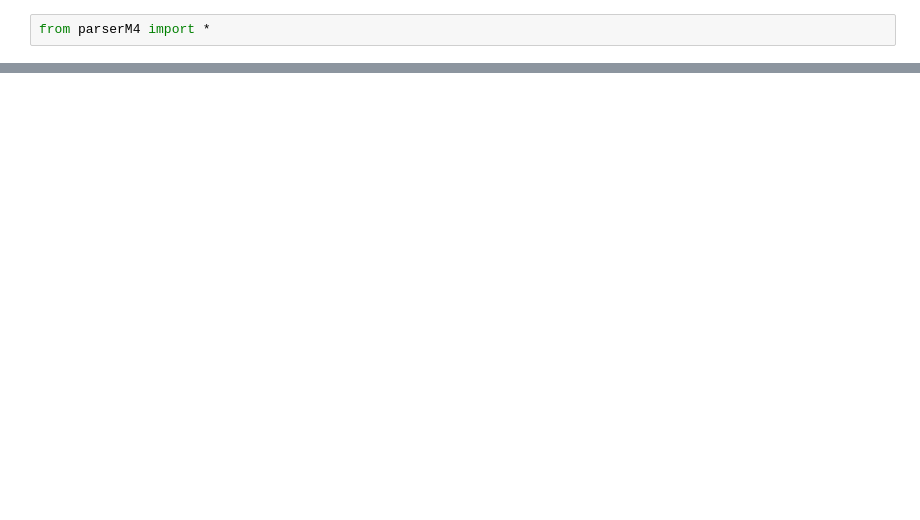
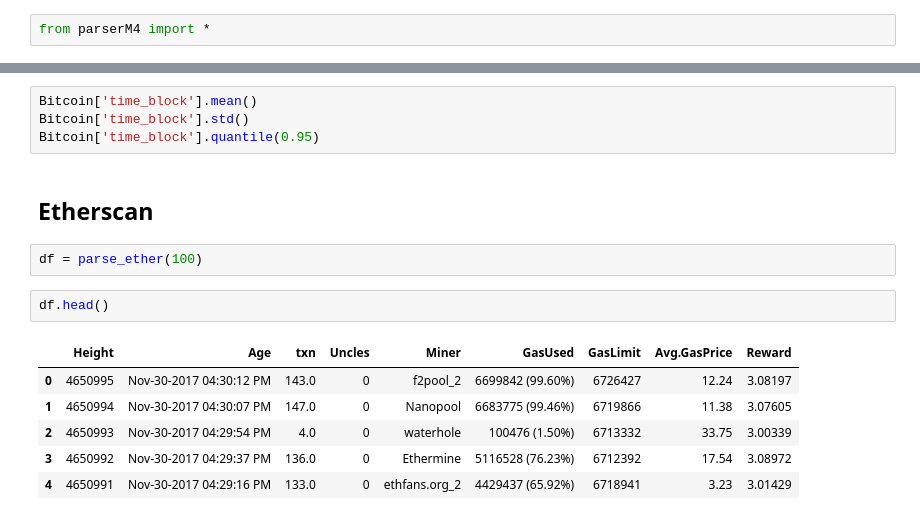
Before and after one commit to alexattia/Math4Business, a Jupyter notebook: Test Score.ipynb, the cells around one changed output, grey strips where cells are left out. Drawn from its saved outputs; the diff is of its cells as text; blank space fills up the shorter version.

Commit message:
stats pour ether on test score

```diff
--- a/Test Score.ipynb
+++ b/Test Score.ipynb
@@ -57,0 +51,17 @@ Timedelta('0 days 00:25:58.999999')
+# %%
+Bitcoin['time_block'].mean()
+Bitcoin['time_block'].std()
+Bitcoin['time_block'].quantile(0.95)
+# %% [markdown]
+## Etherscan
+# %%
+df = parse_ether(100)
+# %%
+df.head()
+# %% [output]
+|  | Height | Age | txn | Uncles | Miner | GasUsed | GasLimit | Avg.GasPrice | Reward |
+| 0 | 4650995 | Nov-30-2017 04:30:12 PM | 143.0 | 0 | f2pool_2 | 6699842 (99.60%) | 6726427 | 12.24 | 3.08197 |
+| 1 | 4650994 | Nov-30-2017 04:30:07 PM | 147.0 | 0 | Nanopool | 6683775 (99.46%) | 6719866 | 11.38 | 3.07605 |
+| 2 | 4650993 | Nov-30-2017 04:29:54 PM | 4.0 | 0 | waterhole | 100476 (1.50%) | 6713332 | 33.75 | 3.00339 |
+| 3 | 4650992 | Nov-30-2017 04:29:37 PM | 136.0 | 0 | Ethermine | 5116528 (76.23%) | 6712392 | 17.54 | 3.08972 |
+| 4 | 4650991 | Nov-30-2017 04:29:16 PM | 133.0 | 0 | ethfans.org_2 | 4429437 (65.92%) | 6718941 | 3.23 | 3.01429 |
```
Also changed, not shown: parts of 10 cells of this notebook, 5 other files.
